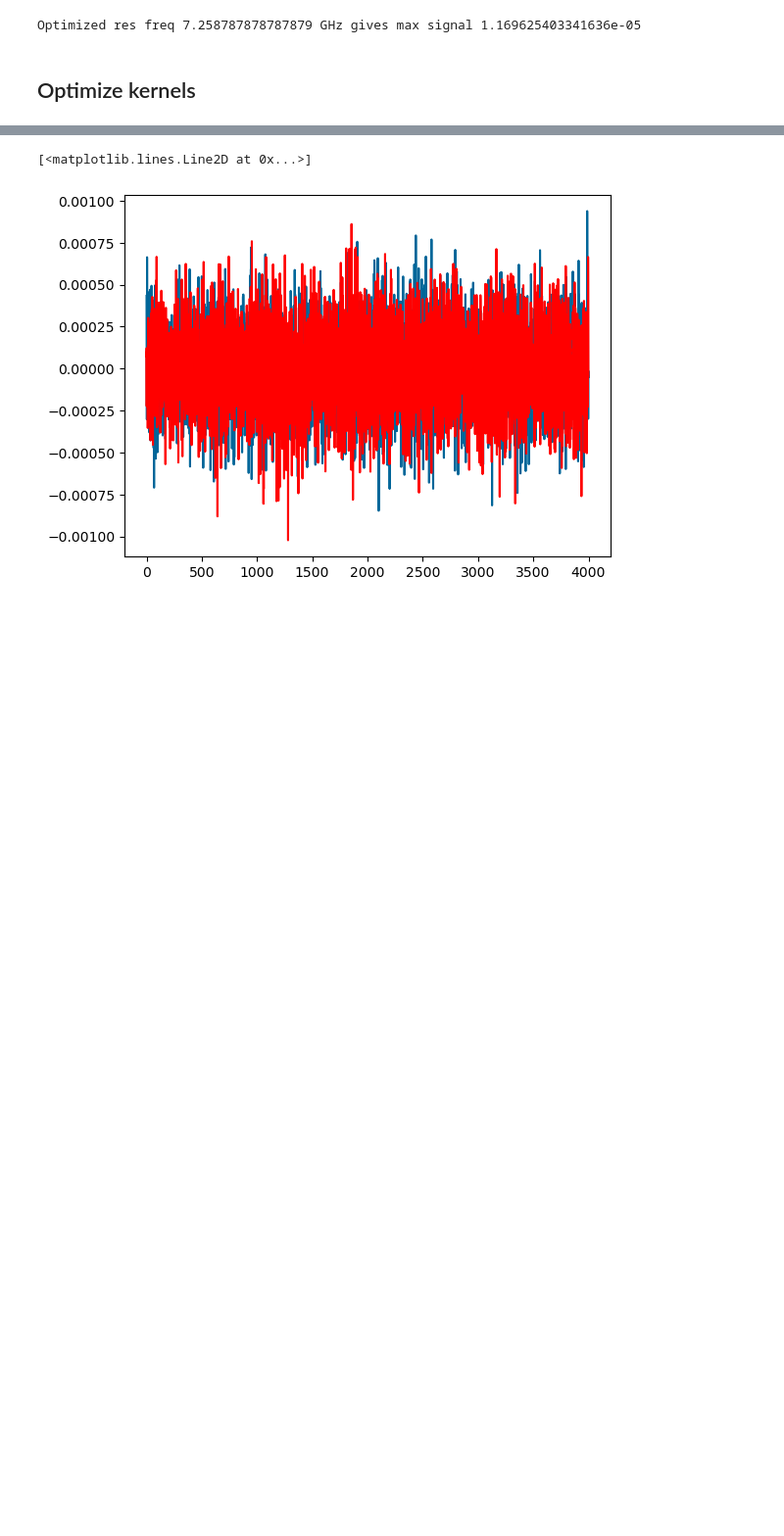
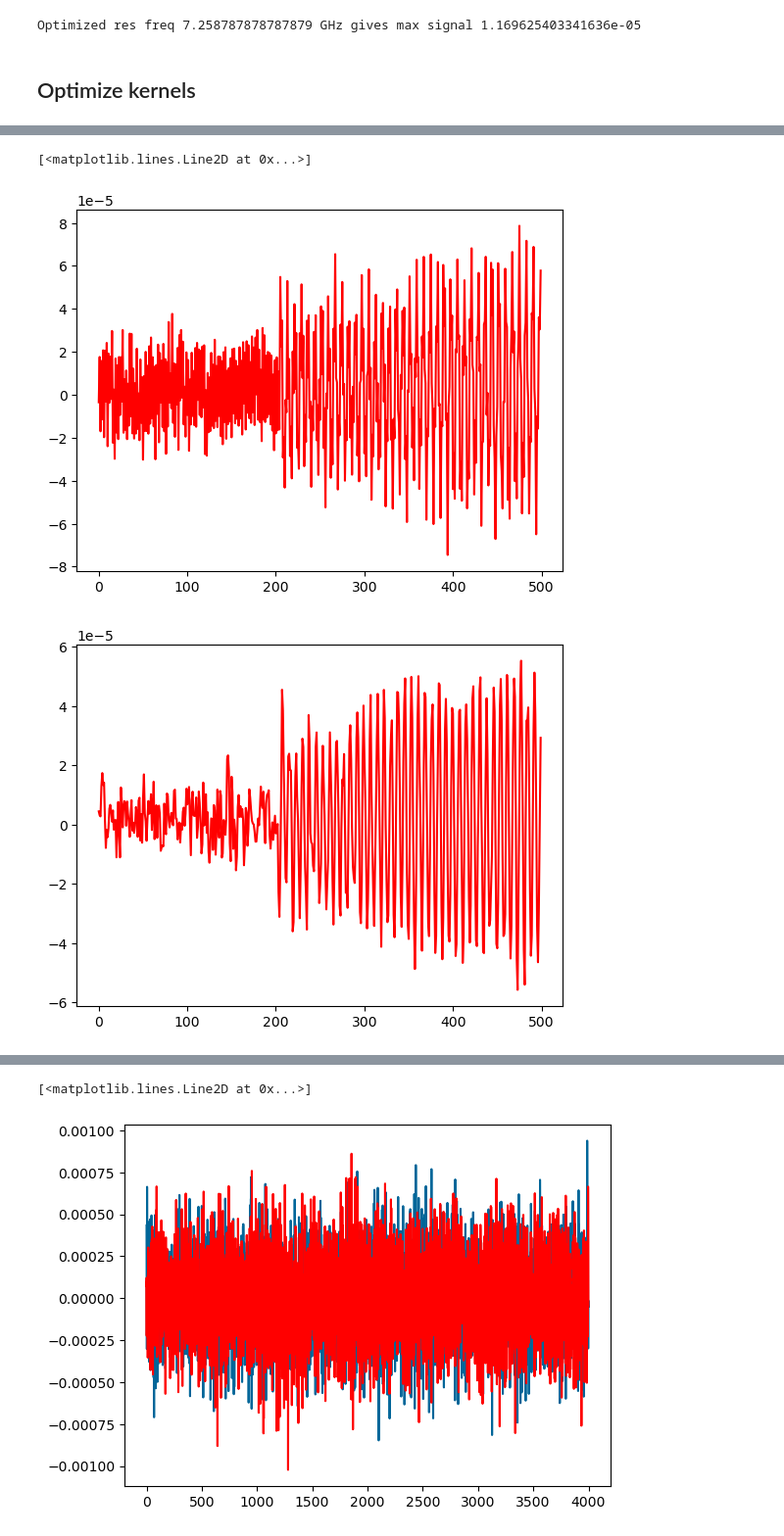
Before and after one commit to ngchihuan/Tune_up_scripts, a Jupyter notebook: Tune_Up_Active_Reset.ipynb, the cells around one changed output, grey strips where cells are left out. Shown at 98% size. Drawn from its saved outputs; the diff is of its cells as text; code cells hidden in the pictures; blank space fills up the shorter version.

```diff
--- a/Tune_Up_Active_Reset.ipynb
+++ b/Tune_Up_Active_Reset.ipynb
@@ -1108,3 +1172,12 @@ c:\Users\ZI_at_PSI\code\Tune_up_scripts\exc_ref_2023-09-26-07-40-19.html
+# %%
+e_raw = exc_ref_results.get_data("raw_q0")[0:500]
+plt.plot(np.real(e_raw),c='red')
+plt.figure()
+plt.plot(np.imag(e_raw),'r')
+# %% [output]
+[<matplotlib.lines.Line2D at 0x...>]
+[figure, added]
+[figure, added]
 # %%
 ## Raw |0>
 g_raw = gnd_ref_results.get_data("raw_q0")
```
Also changed, not shown: parts of 9 cells of this notebook.
